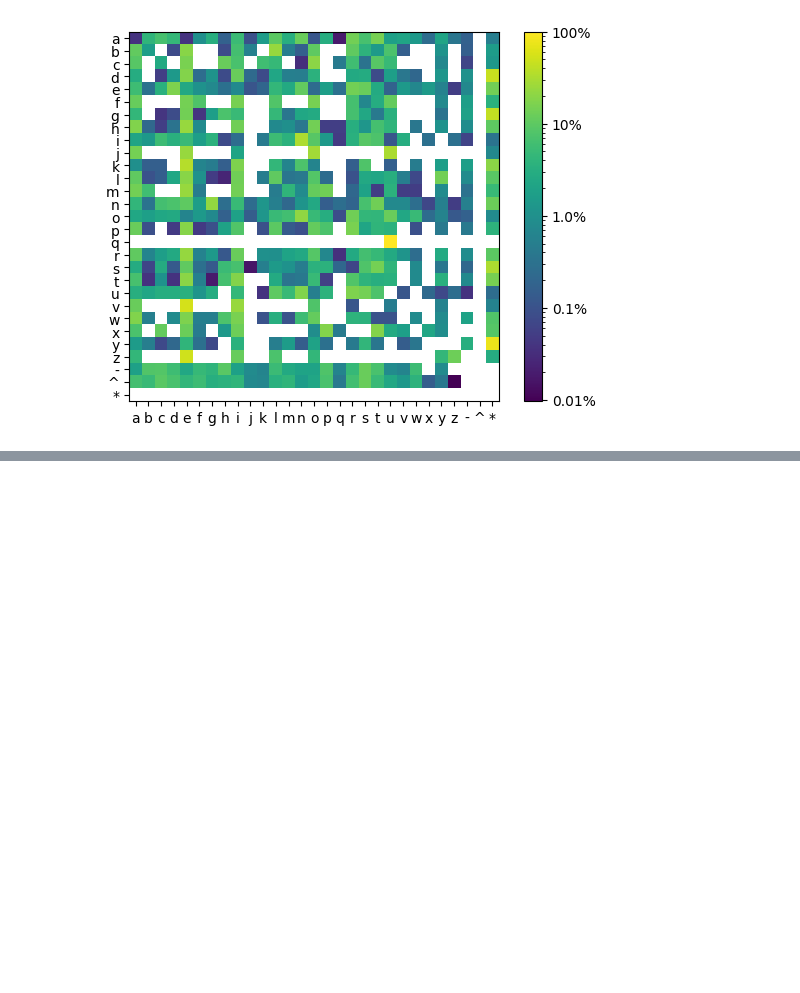
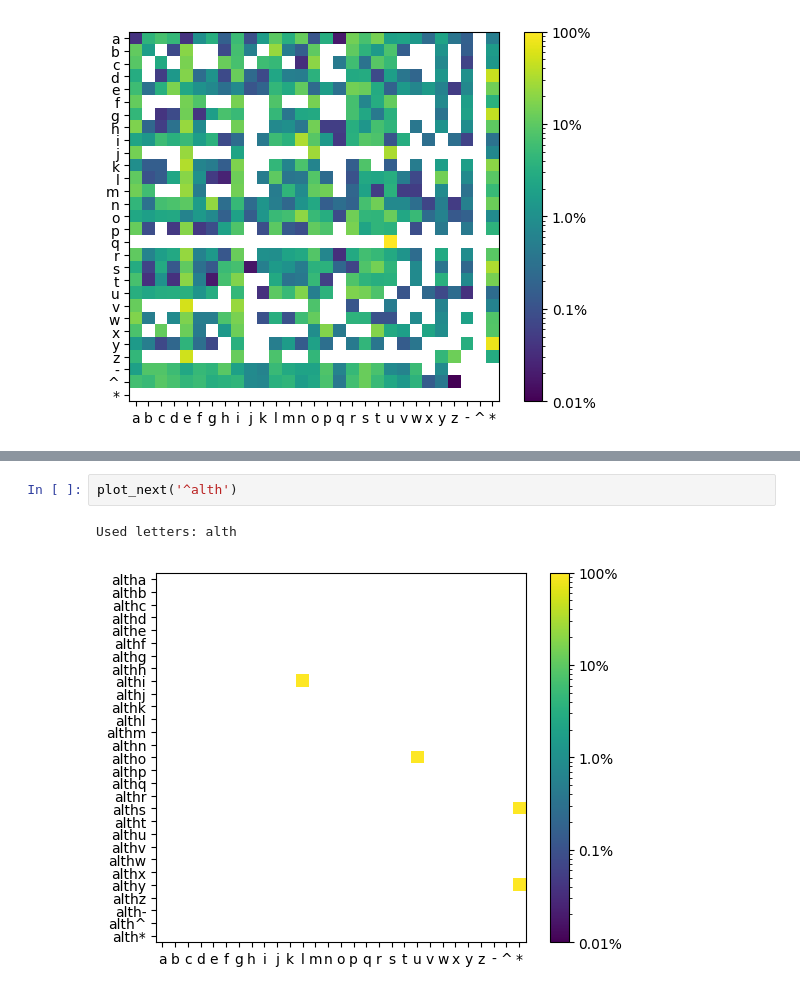
Before and after one commit to pauldubois98/GenerativeAI, a Jupyter notebook: predictNextLetter.ipynb, the cells around one changed output, grey strips where cells are left out. Saved outputs shown, nothing was run; the diff lists cells and outputs as text; blank space fills up the shorter version.

```diff
--- a/predictNextLetter.ipynb
+++ b/predictNextLetter.ipynb
@@ -154,0 +158,5 @@ IndexError: list index out of range
+# %%
+plot_next('^alth')
+# %% [output]
+Used letters: alth
+[figure, added]
```
Also changed, not shown: parts of 7 cells of this notebook.
